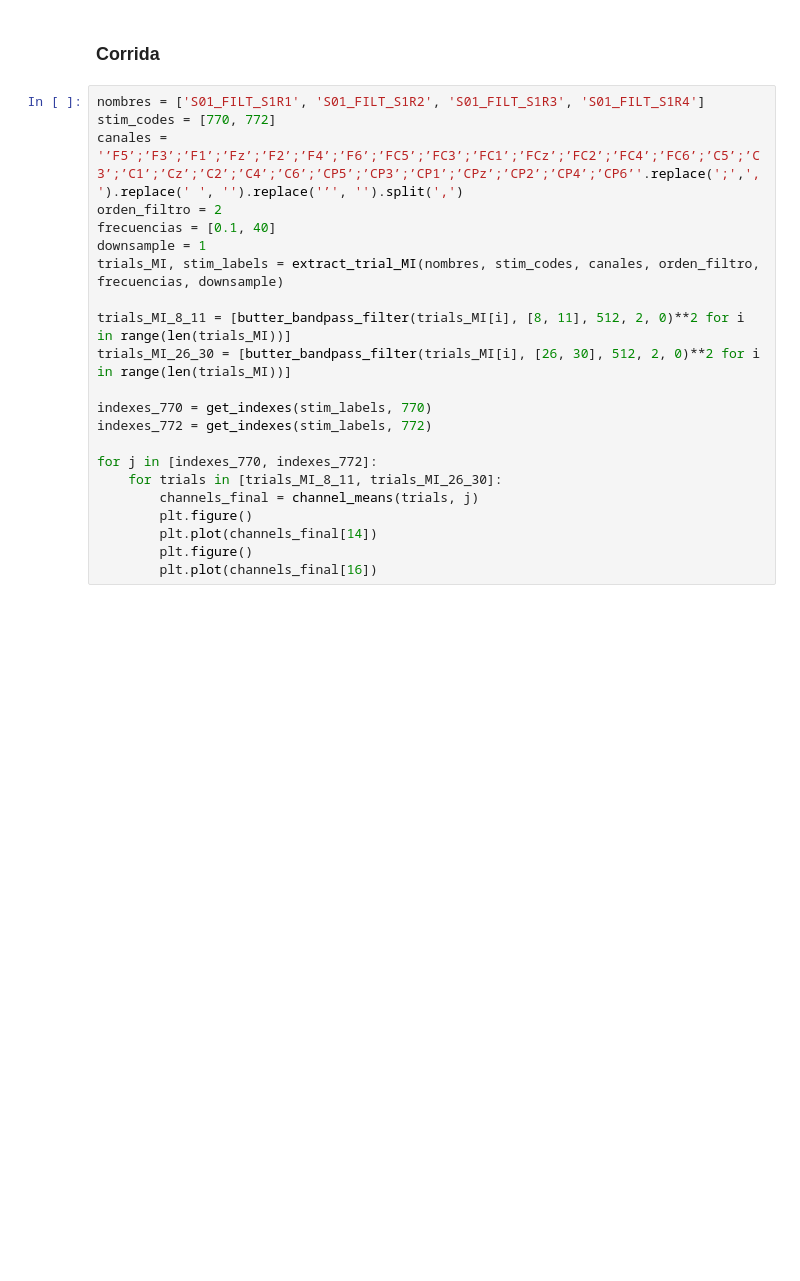
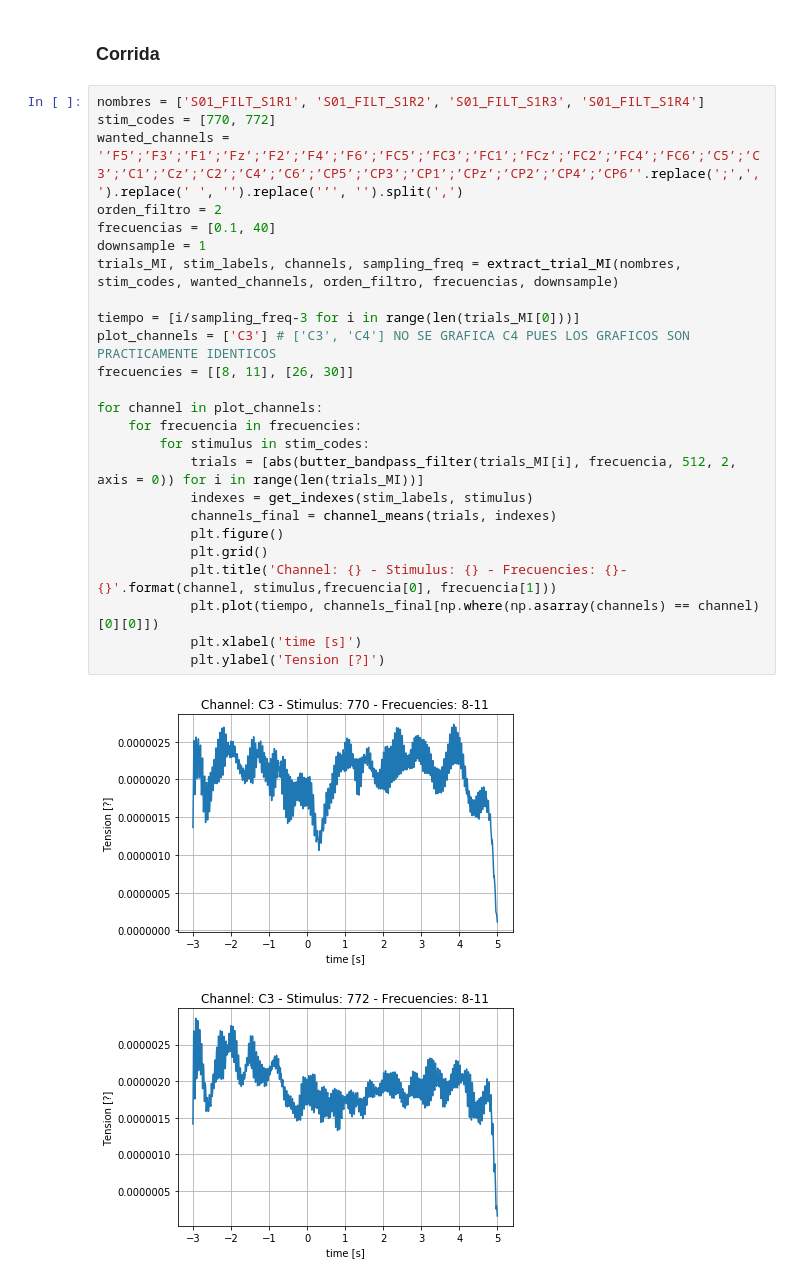
Before and after one commit to jegonza66/BCI, a Jupyter notebook: GTP1/Guia-1.ipynb, the cells around one changed output. Cells and saved outputs as stored; diff of their text form; blank space fills up the shorter version.

Commit message:
casi terminada guia 2, hecho el plot de CAR, empeazada guia 3 con ej 1

```diff
--- a/GTP1/Guia-1.ipynb
+++ b/GTP1/Guia-1.ipynb
@@ -206,22 +213,28 @@ def channel_means(trials, stim_indexes):
 # %%
 nombres = ['S01_FILT_S1R1', 'S01_FILT_S1R2', 'S01_FILT_S1R3', 'S01_FILT_S1R4']
 stim_codes = [770, 772]
-canales = '’F5’;’F3’;’F1’;’Fz’;’F2’;’F4’;’F6’;’FC5’;’FC3’;’FC1’;’FCz’;’FC2’;’FC4’;’FC6’;’C5’;’C3’;’C1’;’Cz’;’C2’;’C4’;’C6’;’CP5’;’CP3’;’CP1’;’CPz’;’CP2’;’CP4’;’CP6’'.replace(';',',').replace(' ', '').replace('’', '').split(',')
+wanted_channels = '’F5’;’F3’;’F1’;’Fz’;’F2’;’F4’;’F6’;’FC5’;’FC3’;’FC1’;’FCz’;’FC2’;’FC4’;’FC6’;’C5’;’C3’;’C1’;’Cz’;’C2’;’C4’;’C6’;’CP5’;’CP3’;’CP1’;’CPz’;’CP2’;’CP4’;’CP6’'.replace(';',',').replace(' ', '').replace('’', '').split(',')
 orden_filtro = 2
 frecuencias = [0.1, 40]
 downsample = 1
-trials_MI, stim_labels = extract_trial_MI(nombres, stim_codes, canales, orden_filtro, frecuencias, downsample)
+trials_MI, stim_labels, channels, sampling_freq = extract_trial_MI(nombres, stim_codes, wanted_channels, orden_filtro, frecuencias, downsample)
 
-trials_MI_8_11 = [butter_bandpass_filter(trials_MI[i], [8, 11], 512, 2, 0)**2 for i in range(len(trials_MI))]
-trials_MI_26_30 = [butter_bandpass_filter(trials_MI[i], [26, 30], 512, 2, 0)**2 for i in range(len(trials_MI))]
+tiempo = [i/sampling_freq-3 for i in range(len(trials_MI[0]))]
+plot_channels = ['C3'] # ['C3', 'C4'] NO SE GRAFICA C4 PUES LOS GRAFICOS SON PRACTICAMENTE IDENTICOS
+frecuencies = [[8, 11], [26, 30]]
 
-indexes_770 = get_indexes(stim_labels, 770)
-indexes_772 = get_indexes(stim_labels, 772)
-
-for j in [indexes_770, indexes_772]:
-	for trials in [trials_MI_8_11, trials_MI_26_30]:
-		channels_final = channel_means(trials, j)
-		plt.figure()
-		plt.plot(channels_final[14])
-		plt.figure()
-		plt.plot(channels_final[16])
+for channel in plot_channels:
+	for frecuencia in frecuencies:
+		for stimulus in stim_codes:
+			trials = [abs(butter_bandpass_filter(trials_MI[i], frecuencia, 512, 2, axis = 0)) for i in range(len(trials_MI))]
+			indexes = get_indexes(stim_labels, stimulus)
+			channels_final = channel_means(trials, indexes)
+			plt.figure()
+			plt.grid()
+			plt.title('Channel: {} - Stimulus: {} - Frecuencies: {}-{}'.format(channel, stimulus,frecuencia[0], frecuencia[1]))
+			plt.plot(tiempo, channels_final[np.where(np.asarray(channels) == channel)[0][0]])
+			plt.xlabel('time [s]')
+			plt.ylabel('Tension [?]')
+# %% [output]
+[figure, added]
+[figure, added]
```
Also changed, not shown: parts of 8 cells of this notebook, 8 other files.
